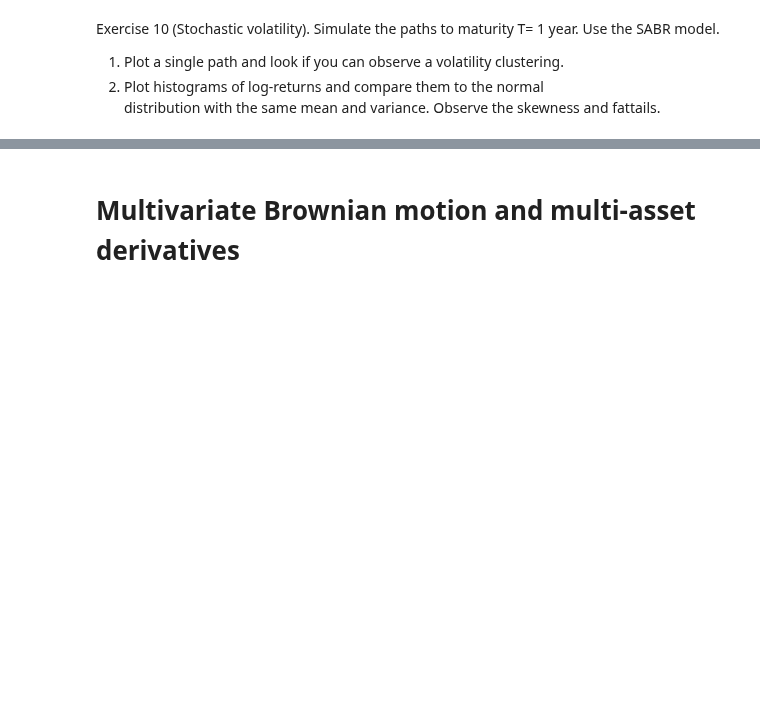
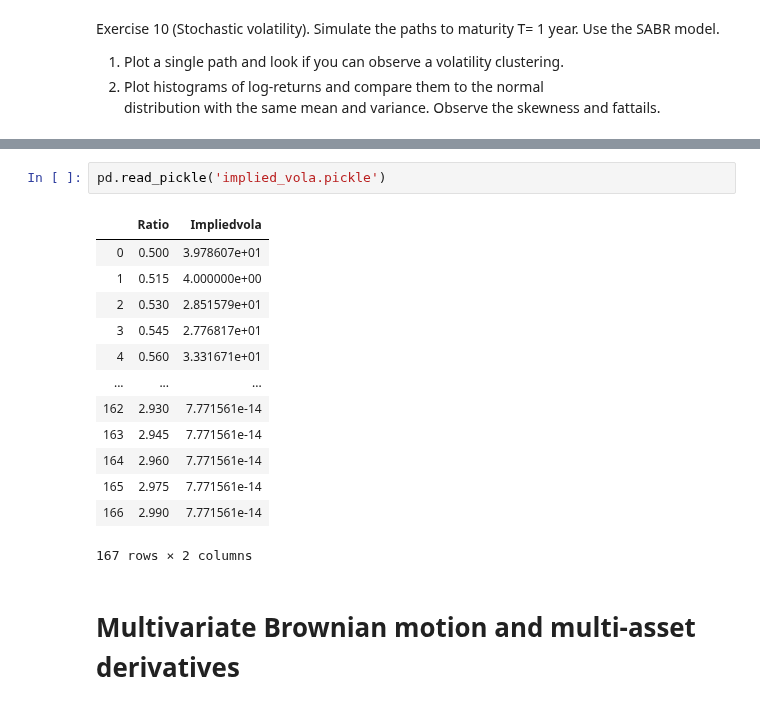
Before and after one commit to WillemJan9519/SPFDM-2, a Jupyter notebook: SPFDM 2.ipynb, the cells around one changed output, grey strips where cells are left out. Cells and saved outputs as stored; diff of their text form; blank space fills up the shorter version.

```diff
--- a/SPFDM 2.ipynb
+++ b/SPFDM 2.ipynb
@@ -282,3 +335,19 @@ SV.calc_implied_vola()
+# %%
+pd.read_pickle('implied_vola.pickle')
+# %% [output]
+|  | Ratio | Impliedvola |
+| 0 | 0.500 | 3.978607e+01 |
+| 1 | 0.515 | 4.000000e+00 |
+| 2 | 0.530 | 2.851579e+01 |
+| 3 | 0.545 | 2.776817e+01 |
+| 4 | 0.560 | 3.331671e+01 |
+| ... | ... | ... |
+| 162 | 2.930 | 7.771561e-14 |
+| 163 | 2.945 | 7.771561e-14 |
+| 164 | 2.960 | 7.771561e-14 |
+| 165 | 2.975 | 7.771561e-14 |
+| 166 | 2.990 | 7.771561e-14 |
+167 rows × 2 columns
 # %% [markdown]
 <h1>Multivariate Brownian motion and multi-asset derivatives</h1>
 # %%
```
Also changed, not shown: parts of 4 cells of this notebook.
